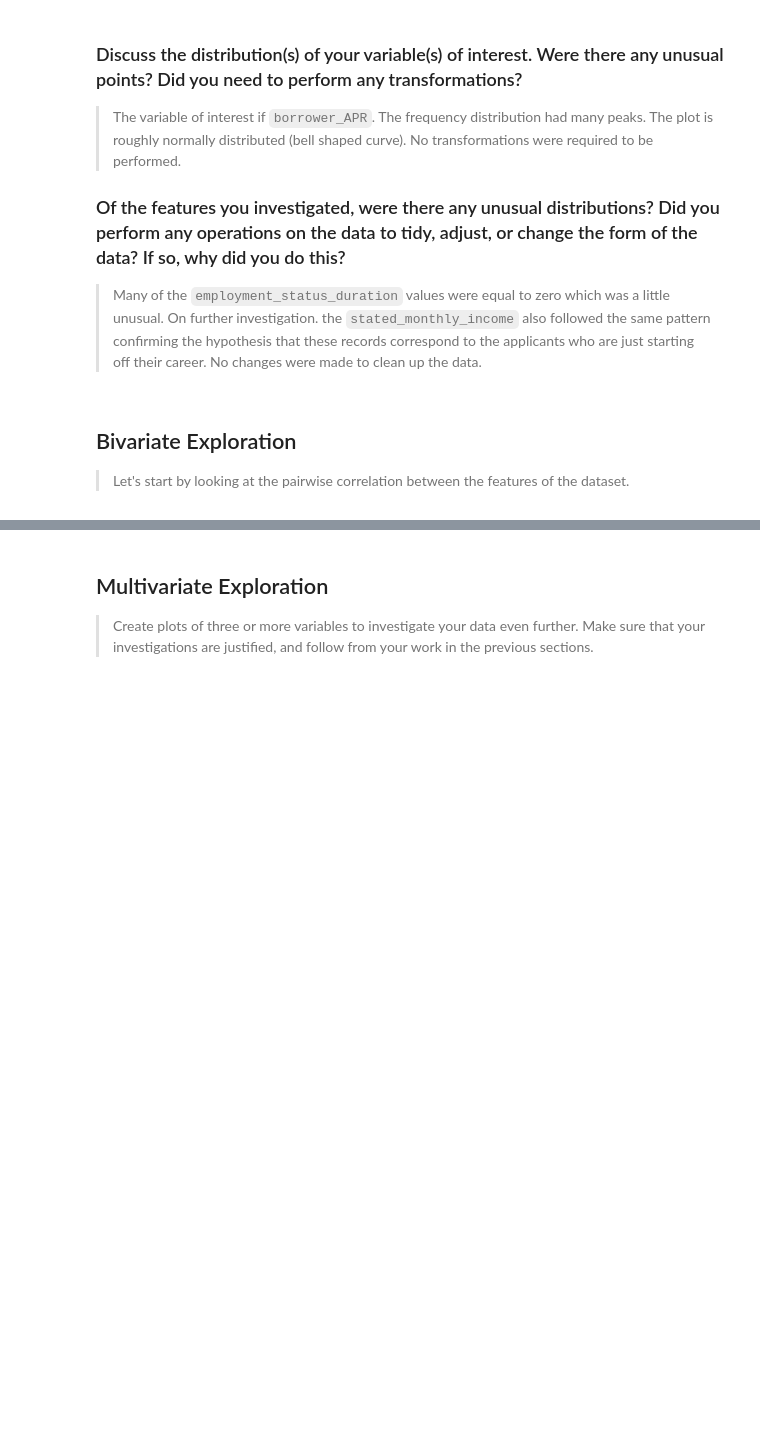
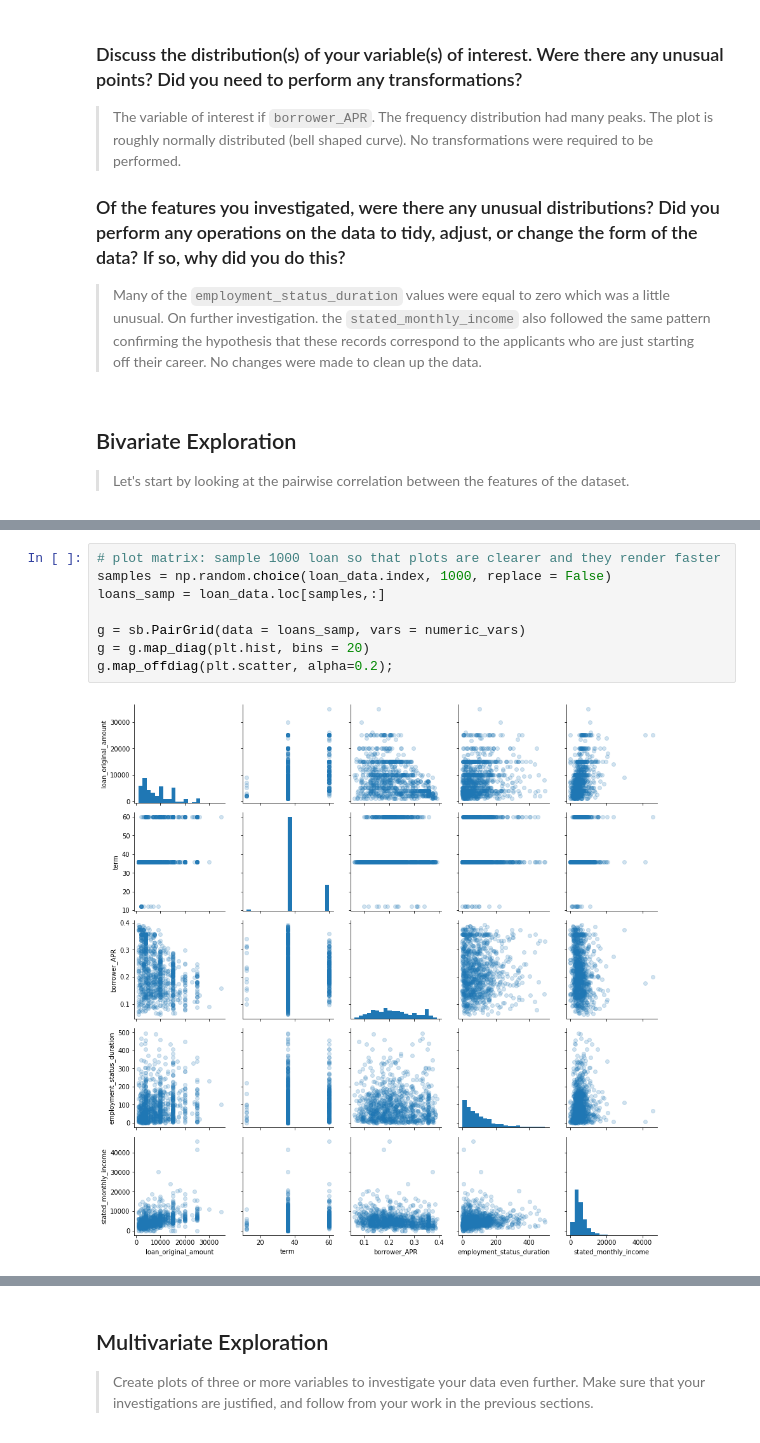
Before and after one commit to jyothirupa/loan-data-visualization, a Jupyter notebook: exploratory_analysis.ipynb, the cells around one changed output, grey strips where cells are left out. Cells and saved outputs as stored; diff of their text form; blank space fills up the shorter version.

```diff
--- a/exploratory_analysis.ipynb
+++ b/exploratory_analysis.ipynb
@@ -601,0 +624,10 @@ draw_countplot(data=loan_data, x='loan_origination_quarter', x_label='Loan Origi
+# %%
+# plot matrix: sample 1000 loan so that plots are clearer and they render faster
+samples = np.random.choice(loan_data.index, 1000, replace = False)
+loans_samp = loan_data.loc[samples,:]
+
+g = sb.PairGrid(data = loans_samp, vars = numeric_vars)
+g = g.map_diag(plt.hist, bins = 20)
+g.map_offdiag(plt.scatter, alpha=0.2);
+# %% [output]
+[figure, added]
```
Also changed, not shown: parts of 15 cells of this notebook.
